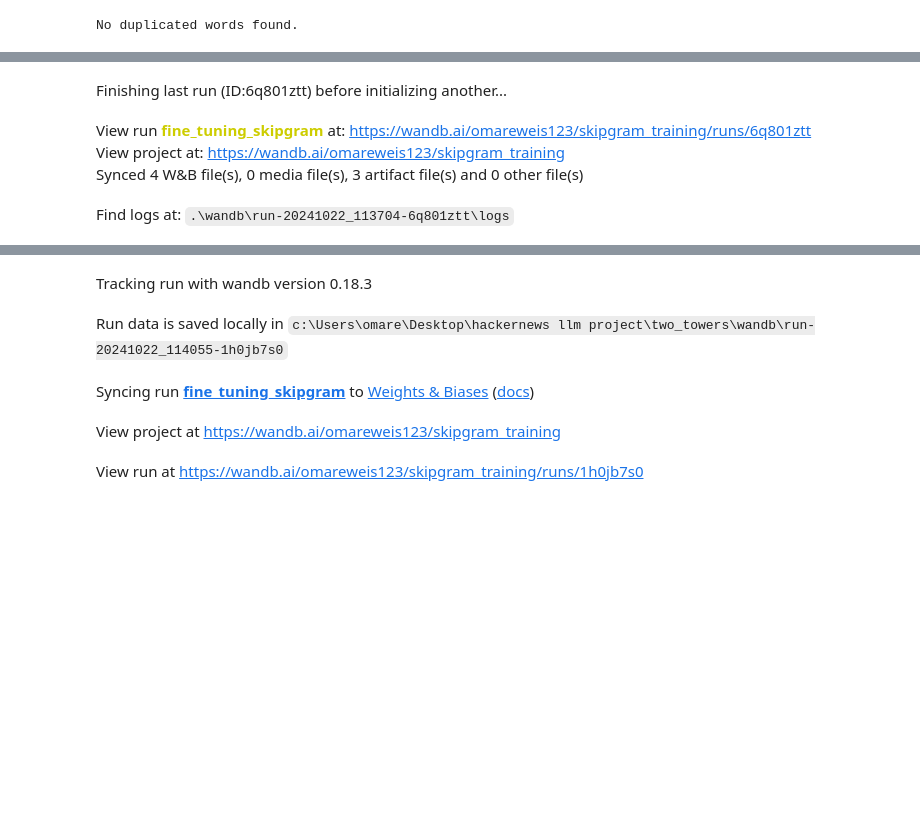
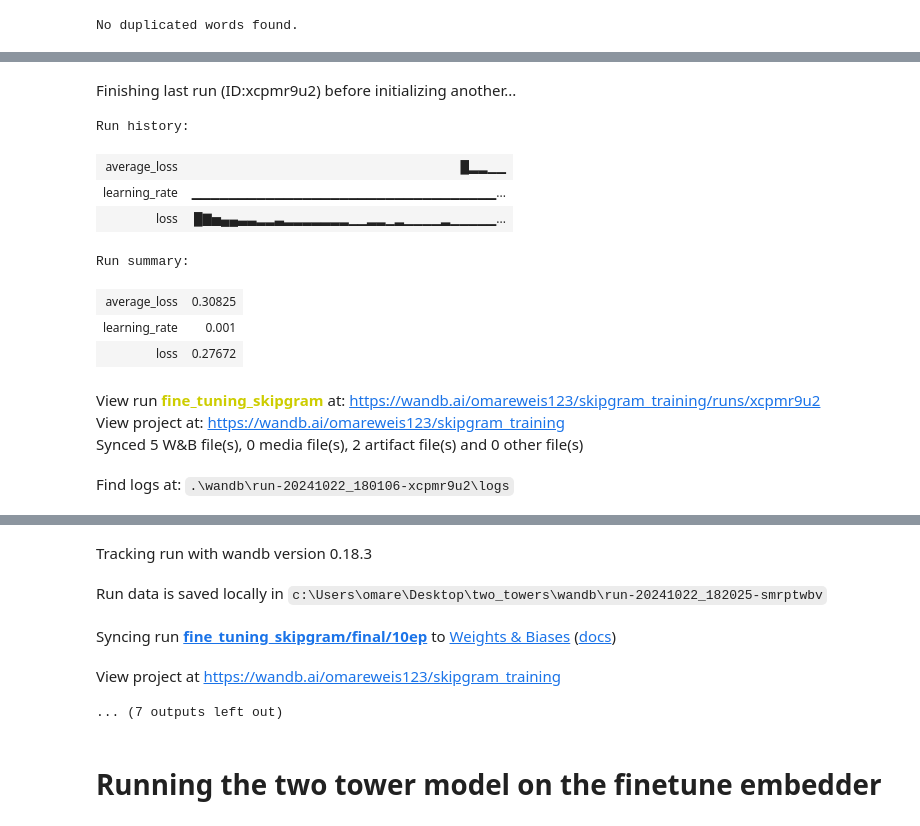
Before and after one commit to omare334/two_towers, a Jupyter notebook: model_pipleine_temp.ipynb, the cells around one changed output, grey strips where cells are left out. Drawn from its saved outputs; the diff is of its cells as text; code cells hidden in the pictures; blank space fills up the shorter version.

```diff
--- a/model_pipleine_temp.ipynb
+++ b/model_pipleine_temp.ipynb
@@ -296,7 +296,7 @@ class SkipGramFoo(torch.nn.Module):
 import torch
 
 # Create an instance of your model
-model_path = "skipgram_model_titles.pth"
+model_path = "C:/Users/omare/Desktop/hackernews_predicting_views/data processing/skipgram_model_titles.pth"
 mfoo = torch.load(model_path, map_location=torch.device('cpu'))
 mfoo = SkipGramFoo(voc=70572, emb=64, ctx=2)  # Initialize with proper params
 mfoo.load_state_dict(torch.load(model_path, map_location=torch.device('cpu')))
@@ -438,7 +438,7 @@ import torch
 
 # Get old vocabulary size and embedding dimension
 old_vocab_size = 70572  # Your old vocab size
-new_vocab_size = 179541 # Your new vocab size
+new_vocab_size = 121598 # Your new vocab size
 embedding_dim = mfoo.emb.embedding_dim  # Get the embedding dimension
 
 # Create a new embedding layer with the new vocabulary size
@@ -474,10 +474,10 @@ import tqdm
 import wandb
 
 # Initialize W&B
-wandb.init(project="skipgram_training", entity="omareweis123", name='fine_tuning_skipgram')
+wandb.init(project="skipgram_training", entity="omareweis123", name='fine_tuning_skipgram/final/10ep')
 
 # Set parameters
-batch_size = 200
+batch_size = 3000
 learning_rate = 0.001 # Define your learning rate
 device = torch.device("cuda" if torch.cuda.is_available() else "cpu")
 mFoo = mfoo.to(device)
@@ -496,7 +496,7 @@ opFoo = torch.optim.Adam(mFoo.parameters(), lr=learning_rate)
 wins = list(more_itertools.windowed(new_token_ids, window_size))  # Create sliding windows for the new dataset
 
 # Training loop
-for epoch in range(100):
+for epoch in range(10):
     prgs = tqdm.tqdm(range(0, len(wins), batch_size), total=len(wins) // batch_size, desc=f"Epoch {epoch + 1}", leave=False)
 
     total_loss = 0.0  # Initialize total loss for the epoch
@@ -508,35 +508,43 @@ for epoch in range(100):
         # Prepare batch inputs and targets
         inpts = torch.LongTensor([win[context_size] for win in batch_wins]).to(device)  # Central token for each window
         trgs = torch.LongTensor([[win[i] for i in range(context_size)] + [win[i] for i in range(context_size + 1, window_size)]
                                   for win in batch_wins]).to(device)  # Context tokens (left and right)
         rand = torch.randint(0, len(vocab_dict), (batch_size, 2)).to(device)  # Random negative samples
 
         # Zero gradients
         opFoo.zero_grad()
 
         # Forward pass
         loss = mFoo(inpts, trgs, rand)
 
         # Backward pass and optimization
         loss.backward()
         opFoo.step()
 
         # Accumulate loss
         total_loss += loss.item()
         num_batches += 1
 
         # Log the loss
         wandb.log({'loss': loss.item(), 'learning_rate': learning_rate})
 
     # Calculate and log average loss for the epoch
     average_loss = total_loss / num_batches if num_batches > 0 else 0
     wandb.log({'average_loss': average_loss})
 
 # Finish the W&B logging
 wandb.finish()
 # %% [output]
-Finishing last run (ID:6q801ztt) before initializing another...
+Finishing last run (ID:xcpmr9u2) before initializing another...
+Run history:
+| average_loss | █▂▂▁▁ |
+| learning_rate | ▁▁▁▁▁▁▁▁▁▁▁▁▁▁▁▁▁▁▁▁▁▁▁▁▁▁▁▁▁▁▁▁▁... |
+| loss | █▇▅▄▄▃▃▂▂▃▂▂▂▂▂▂▂▁▁▂▂▁▂▁▁▁▁▂▁▁▁▁▁... |
+Run summary:
+| average_loss | 0.30825 |
+| learning_rate | 0.001 |
+| loss | 0.27672 |
-View run fine_tuning_skipgram at: https://wandb.ai/omareweis123/skipgram_training/runs/6q801ztt
+View run fine_tuning_skipgram at: https://wandb.ai/omareweis123/skipgram_training/runs/xcpmr9u2
 View project at: https://wandb.ai/omareweis123/skipgram_training
-Synced 4 W&B file(s), 0 media file(s), 3 artifact file(s) and 0 other file(s)
+Synced 5 W&B file(s), 0 media file(s), 2 artifact file(s) and 0 other file(s)
-Find logs at: .\wandb\run-20241022_113704-6q801ztt\logs
+Find logs at: .\wandb\run-20241022_180106-xcpmr9u2\logs
@@ -544,5 +552,5 @@ Successfully finished last run (ID:6q801ztt). Initializing new run:
 Tracking run with wandb version 0.18.3
-Run data is saved locally in c:\Users\omare\Desktop\hackernews llm project\two_towers\wandb\run-20241022_114055-1h0jb7s0
+Run data is saved locally in c:\Users\omare\Desktop\two_towers\wandb\run-20241022_182025-smrptwbv
-Syncing run fine_tuning_skipgram to Weights & Biases (docs)
+Syncing run fine_tuning_skipgram/final/10ep to Weights & Biases (docs)
 View project at https://wandb.ai/omareweis123/skipgram_training
-View run at https://wandb.ai/omareweis123/skipgram_training/runs/1h0jb7s0
+... (7 outputs left out)
@@ -548,0 +568,2 @@ View run at https://wandb.ai/omareweis123/skipgram_training/runs/1h0jb7s0
+# %% [markdown]
+# Running the two tower model on the finetune embedder
```
Also changed, not shown: parts of 10 cells of this notebook.
